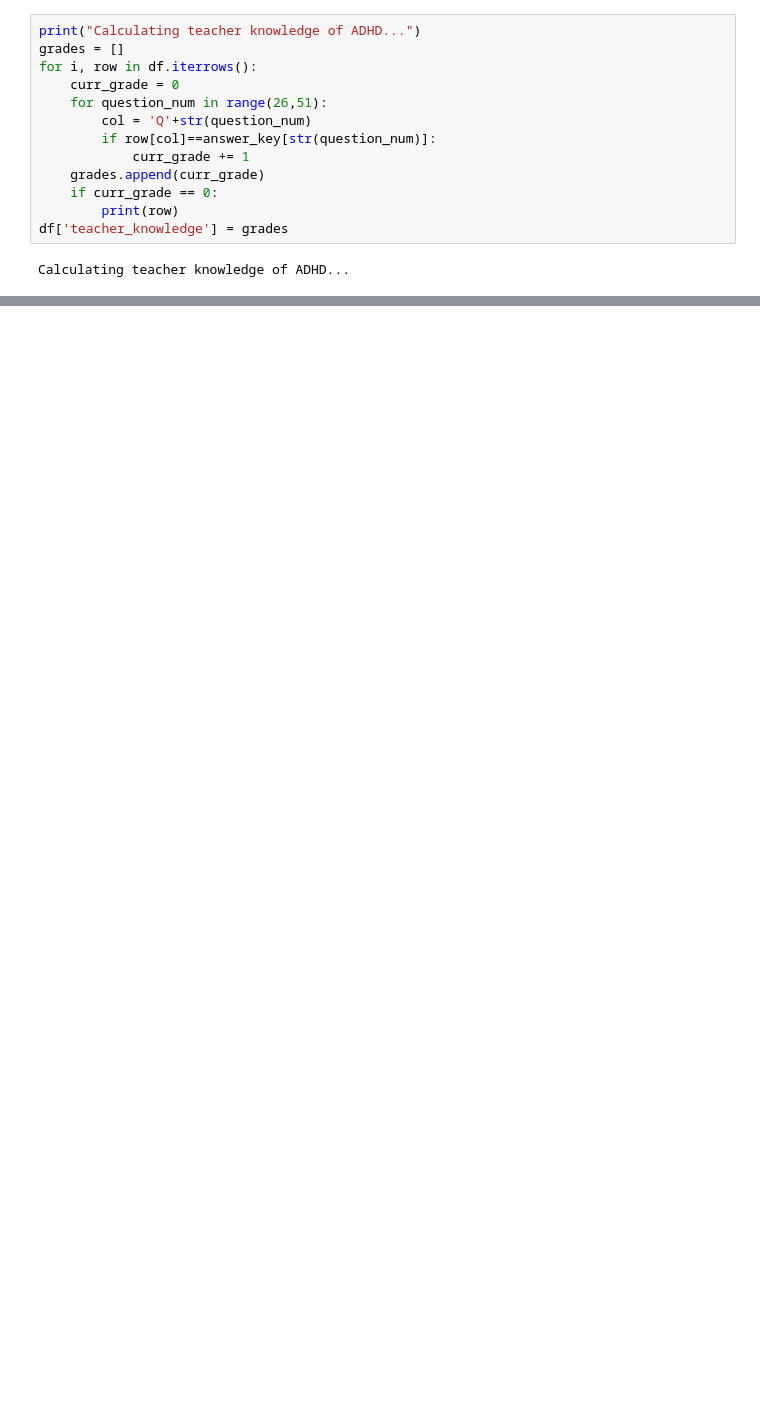
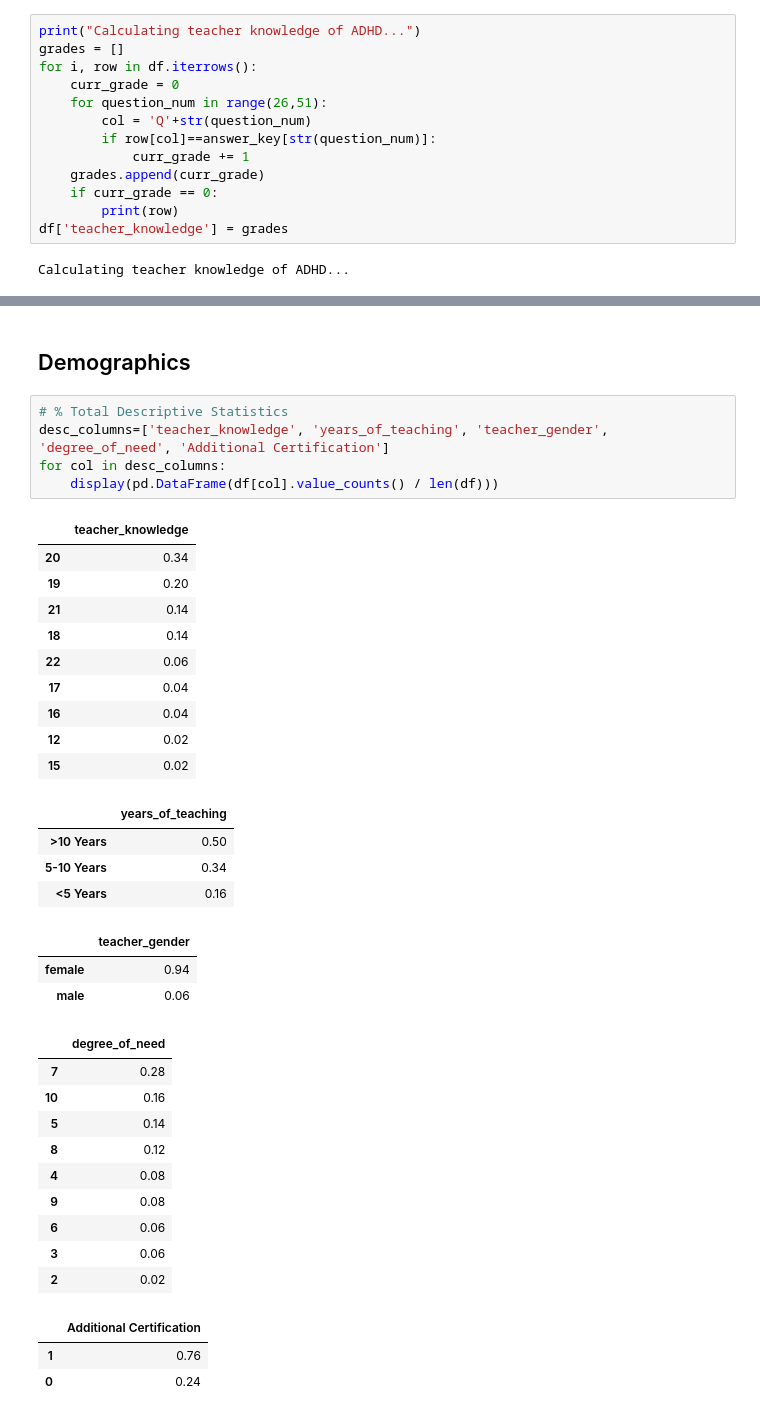
Before and after one commit to michael-abbate/adhd-analysis, a Jupyter notebook: adhd.ipynb, the cells around one changed output, grey strips where cells are left out. Cells and saved outputs as stored; diff of their text form; blank space fills up the shorter version.

Commit message:
add demographics

```diff
--- a/adhd.ipynb
+++ b/adhd.ipynb
@@ -103,2 +172,40 @@ OLS Regression Results
 Notes:
 [1] Standard Errors assume that the covariance matrix of the errors is correctly specified.
+# %% [markdown]
+## Demographics
+# %%
+# % Total Descriptive Statistics
+desc_columns=['teacher_knowledge', 'years_of_teaching', 'teacher_gender', 'degree_of_need', 'Additional Certification']
+for col in desc_columns:
+    display(pd.DataFrame(df[col].value_counts() / len(df)))
+# %% [output]
+|  | teacher_knowledge |
+| 20 | 0.34 |
+| 19 | 0.20 |
+| 21 | 0.14 |
+| 18 | 0.14 |
+| 22 | 0.06 |
+| 17 | 0.04 |
+| 16 | 0.04 |
+| 12 | 0.02 |
+| 15 | 0.02 |
+|  | years_of_teaching |
+| >10 Years | 0.50 |
+| 5-10 Years | 0.34 |
+| <5 Years | 0.16 |
+|  | teacher_gender |
+| female | 0.94 |
+| male | 0.06 |
+|  | degree_of_need |
+| 7 | 0.28 |
+| 10 | 0.16 |
+| 5 | 0.14 |
+| 8 | 0.12 |
+| 4 | 0.08 |
+| 9 | 0.08 |
+| 6 | 0.06 |
+| 3 | 0.06 |
+| 2 | 0.02 |
+|  | Additional Certification |
+| 1 | 0.76 |
+| 0 | 0.24 |
```
Also changed, not shown: parts of 9 cells of this notebook, 1 other file.
